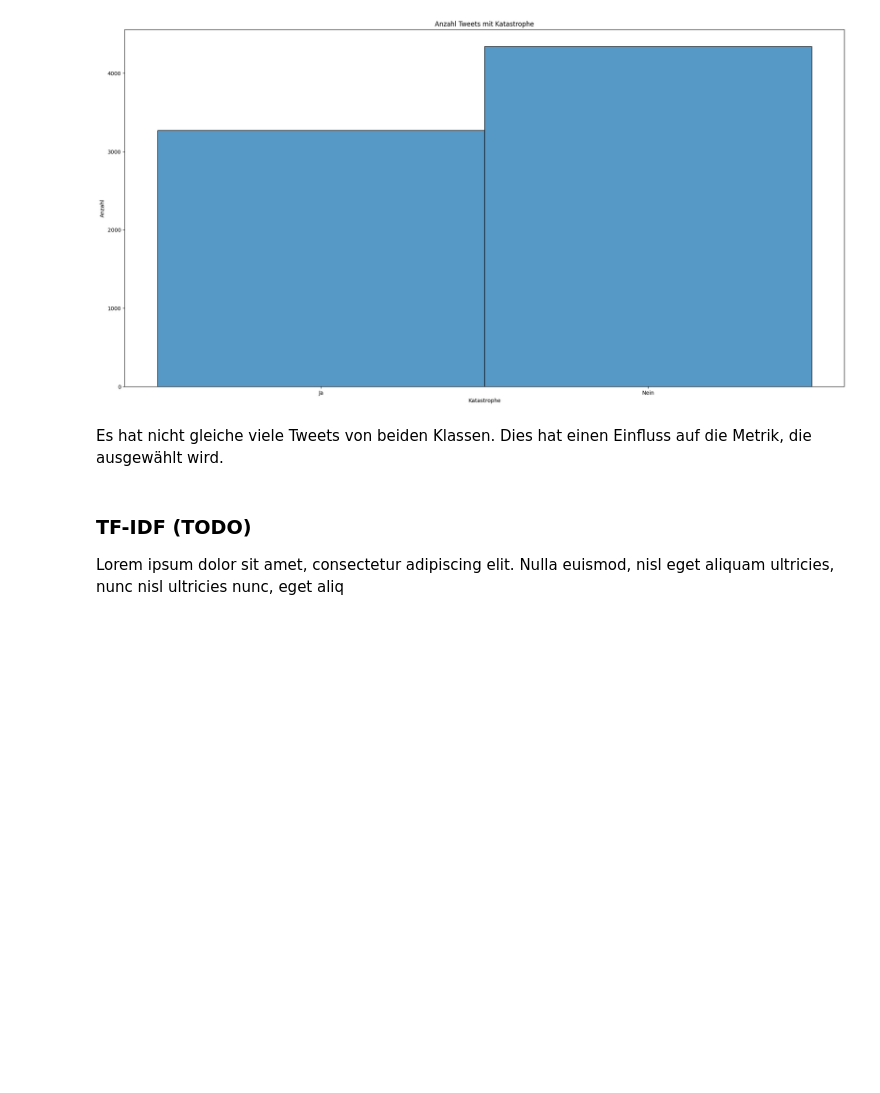
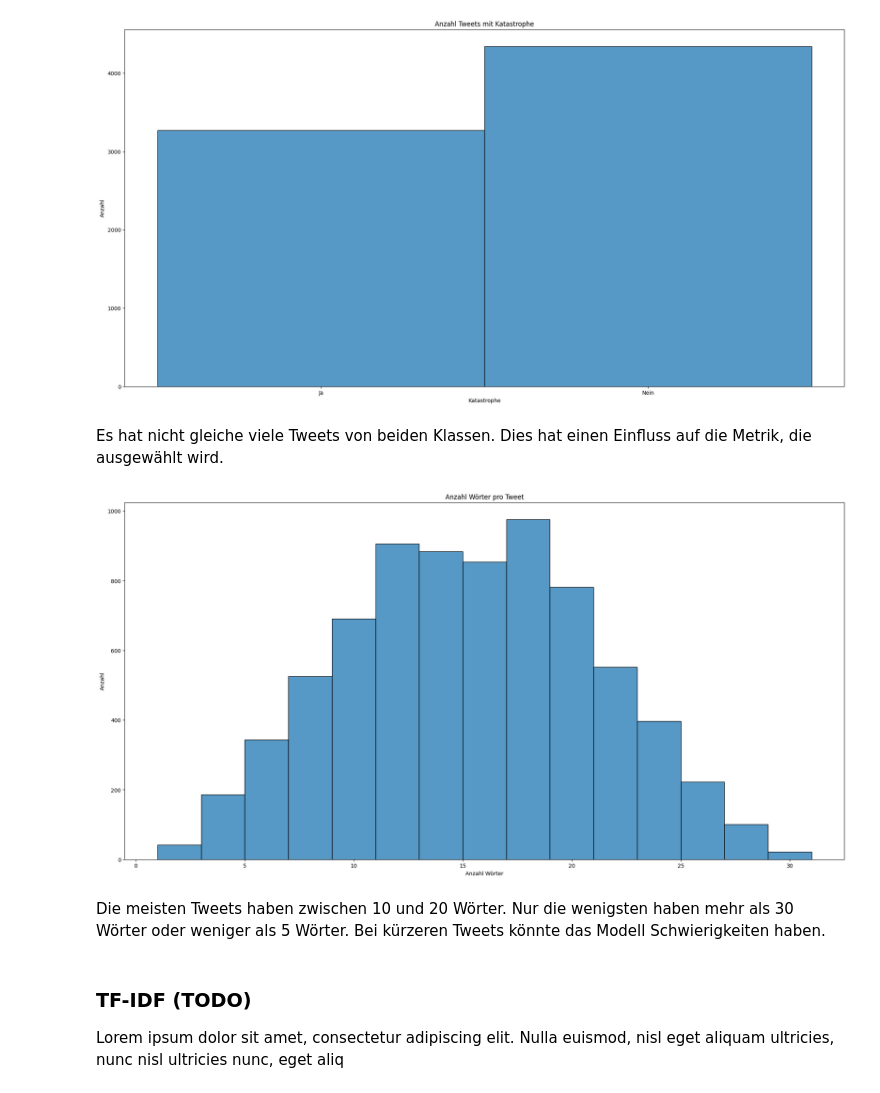
Before and after one commit to florinbarbisch/npr-mc1-text-classification, a Jupyter notebook: EDA_Preprocessing.ipynb, the cells around one changed output. Cells and saved outputs as stored; diff of their text form; code cells hidden in the pictures; blank space fills up the shorter version.

Commit message:
Added: number of words per tweet distribution

```diff
--- a/EDA_Preprocessing.ipynb
+++ b/EDA_Preprocessing.ipynb
@@ -149,6 +149,17 @@ plt.show()
 [figure]
 # %% [markdown]
 Es hat nicht gleiche viele Tweets von beiden Klassen. Dies hat einen Einfluss auf die Metrik, die ausgewählt wird.
+# %%
+# plot the average number of words per tweet
+sns.histplot(tweets["text"].str.split().apply(len), bins=15)
+plt.title("Anzahl Wörter pro Tweet")
+plt.ylabel("Anzahl")
+plt.xlabel("Anzahl Wörter")
+plt.show()
+# %% [output]
+[figure, added]
+# %% [markdown]
+Die meisten Tweets haben zwischen 10 und 20 Wörter. Nur die wenigsten haben mehr als 30 Wörter oder weniger als 5 Wörter. Bei kürzeren Tweets könnte das Modell Schwierigkeiten haben.
 # %% [markdown]
 ### TF-IDF (TODO)
 
```
